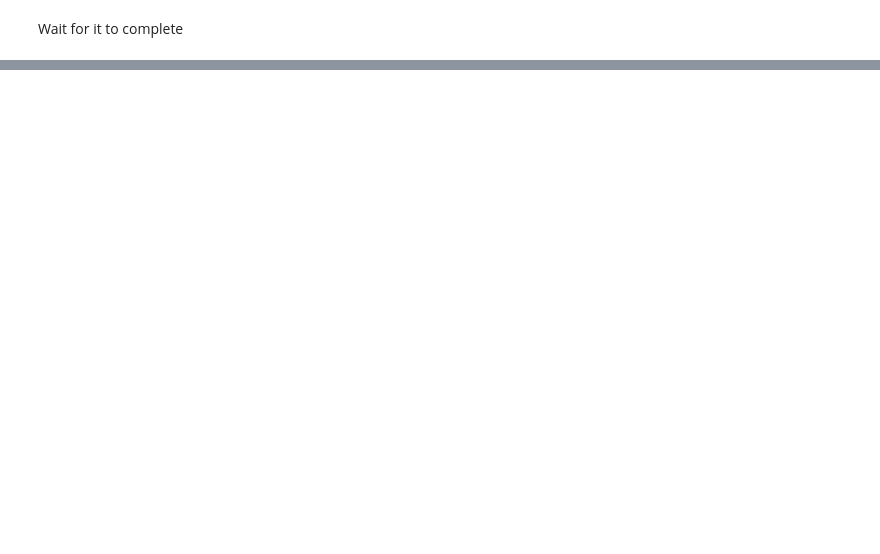
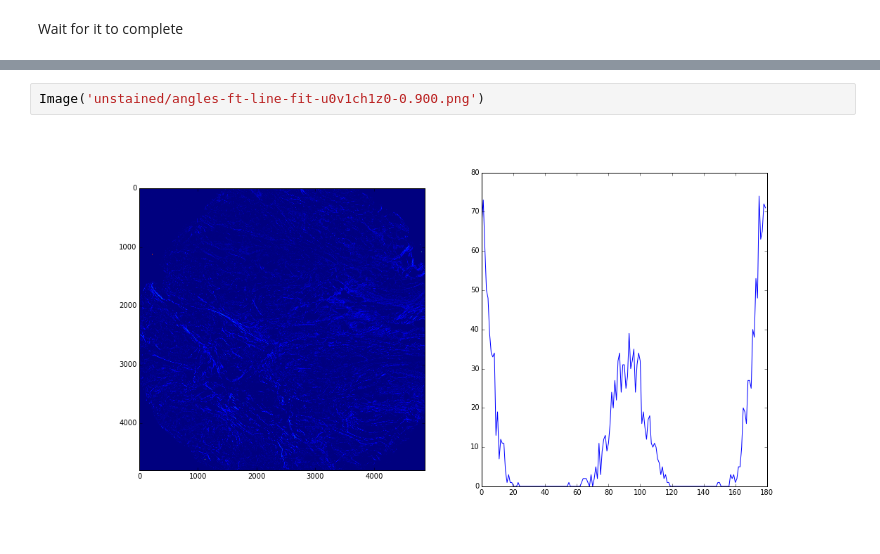
Before and after one commit to arve0/TFY4500, a Jupyter notebook: whole set - ft line fit.ipynb, the cells around one changed output, grey strips where cells are left out. Drawn from its saved outputs; the diff is of its cells as text; blank space fills up the shorter version.

```diff
--- a/whole set - ft line fit.ipynb
+++ b/whole set - ft line fit.ipynb
@@ -182,0 +383,4 @@ res[:]
+# %%
+Image('unstained/angles-ft-line-fit-u0v1ch1z0-0.900.png')
+# %% [output]
+[figure, added]
```
Also changed, not shown: parts of 41 cells of this notebook.
